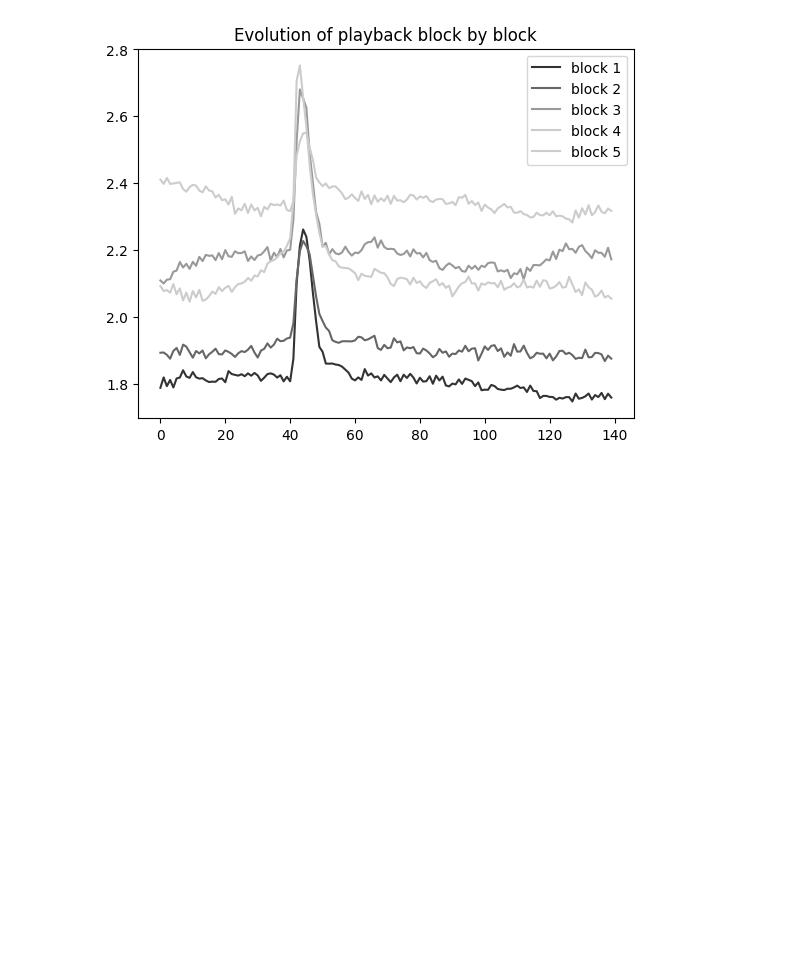
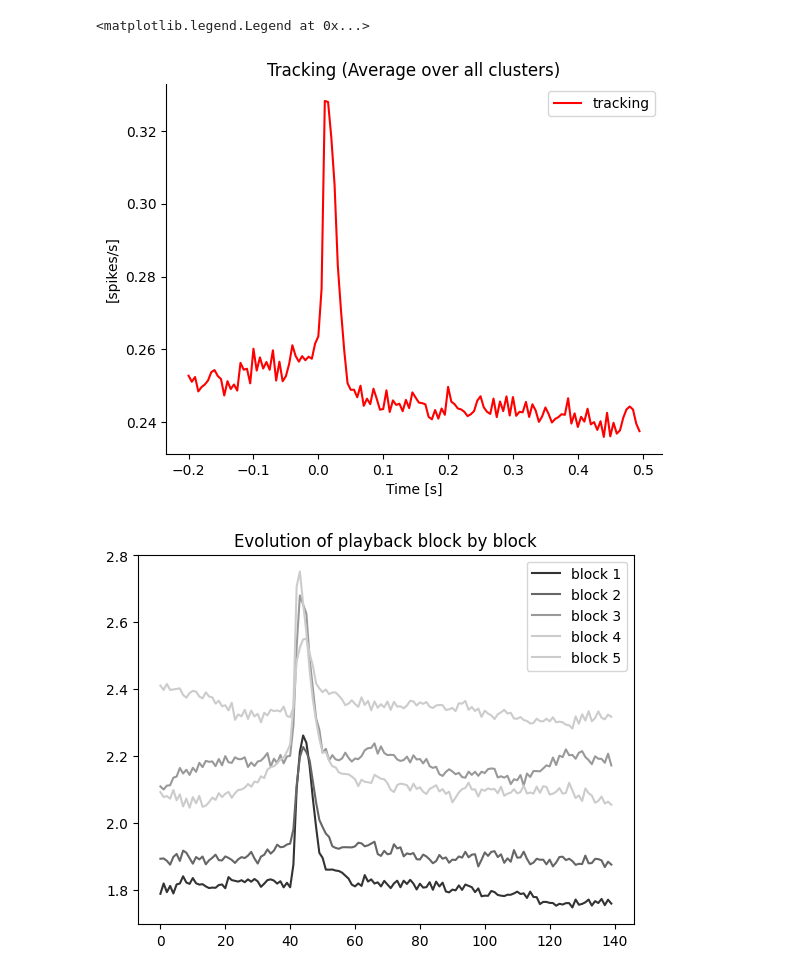
Before and after one commit to felicielevinton/analysebingobike, a Jupyter notebook: analyse_draft.ipynb, the cells around one changed output. Cells and saved outputs as stored; diff of their text form; code cells hidden in the pictures; blank space fills up the shorter version.

```diff
--- a/analyse_draft.ipynb
+++ b/analyse_draft.ipynb
@@ -116,3 +162,21 @@ playback = get_psth(data, features, t_pre, t_post, bin_width, gc, 'playback')
+# %%
+c_tracking = np.nanmean(tail, axis=0)
+
+m_tracking = np.nanmean(c_tracking, axis=0)
+# %%
+plt.plot(psth_bins, m_tracking, c = 'red', label = 'tracking')
+#plt.plot(psth_bins, m_playback, c = 'black',  label = 'playback')
+#plt.fill_between(psth_bins, m_tracking - sem_tr, m_tracking + sem_tr, color='red', alpha=0.2)
+#plt.fill_between(psth_bins, m_playback - sem_pb, m_playback + sem_pb, color='black', alpha=0.2)
+plt.title('Tracking (Average over all clusters)')
+plt.xlabel('Time [s]')
+plt.ylabel('[spikes/s]')
+plt.gca().spines['top'].set_visible(False)
+plt.gca().spines['right'].set_visible(False)
+plt.legend()
+# %% [output]
+<matplotlib.legend.Legend at 0x...>
+[figure, added]
 # %%
 from matplotlib.colors import LinearSegmentedColormap
 
```
Also changed, not shown: parts of 14 cells of this notebook, 2 other files.
